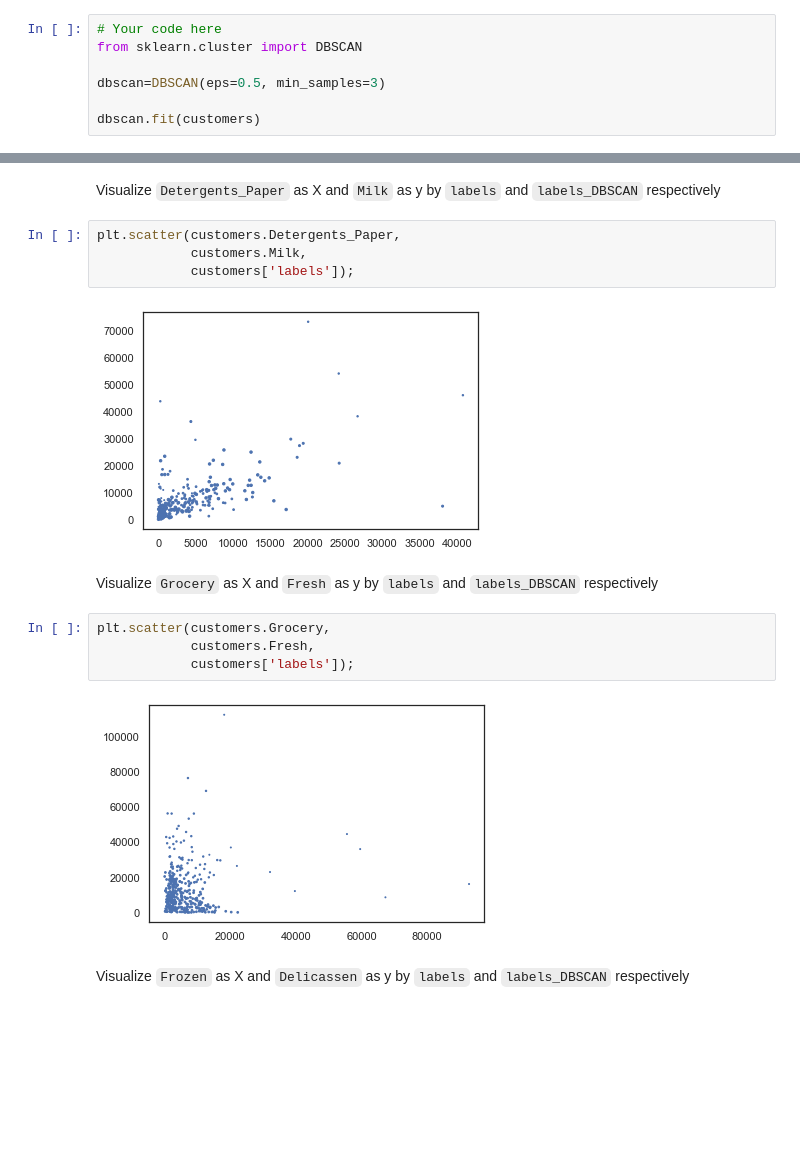
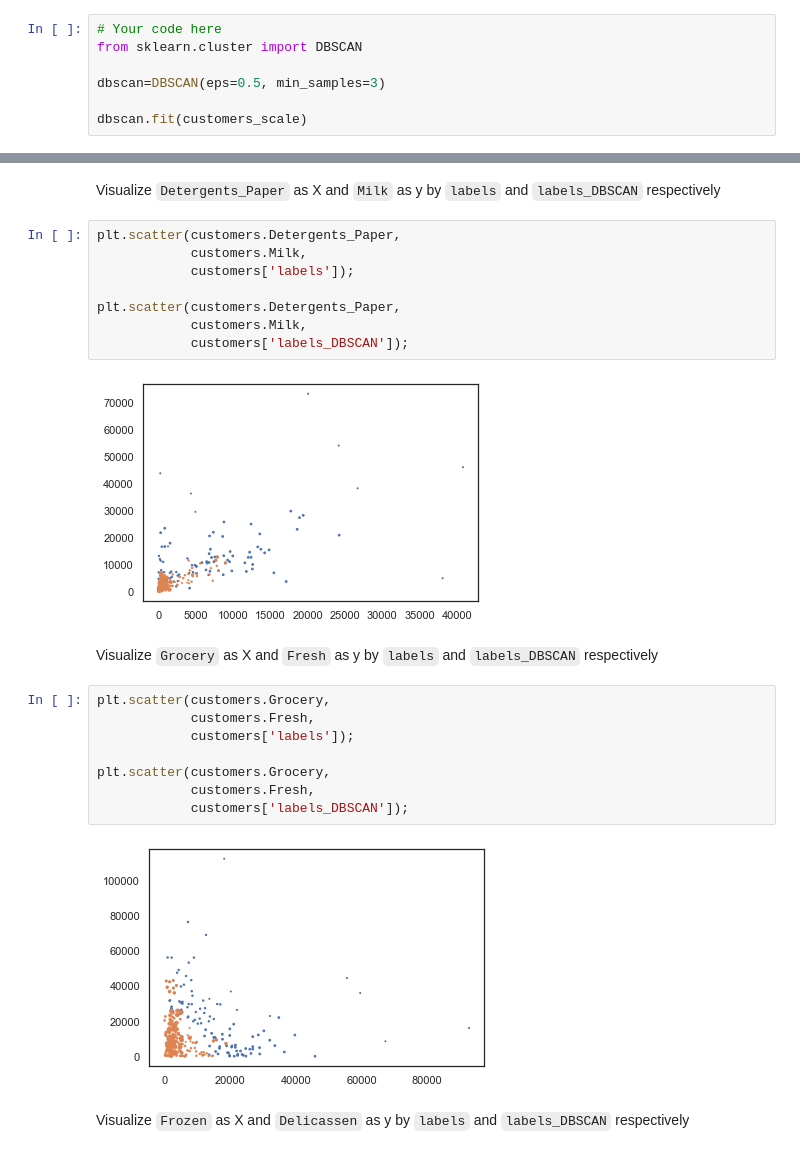
Before and after one commit to Ironhack-Data-Madrid-Marzo-2022/7.4-lab-unsupervised-learning, a Jupyter notebook: your-code/main.ipynb, the cells around one changed output, grey strips where cells are left out. Cells and saved outputs as stored; diff of their text form; blank space fills up the shorter version.

```diff
--- a/your-code/main.ipynb
+++ b/your-code/main.ipynb
@@ -210,7 +210,7 @@ from sklearn.cluster import DBSCAN
 
 dbscan=DBSCAN(eps=0.5, min_samples=3)
 
-dbscan.fit(customers)
+dbscan.fit(customers_scale)
 # %% [output]
 DBSCAN(min_samples=3)
 # %%
@@ -248,16 +250,24 @@ Visualize `Detergents_Paper` as X and `Milk` as y by `labels` and `labels_DBSCAN
 plt.scatter(customers.Detergents_Paper,
             customers.Milk,
             customers['labels']);
+
+plt.scatter(customers.Detergents_Paper,
+            customers.Milk,
+            customers['labels_DBSCAN']);
 # %% [output]
-[figure, old version]
+[figure, new version]
 # %% [markdown]
 Visualize `Grocery` as X and `Fresh` as y by `labels` and `labels_DBSCAN` respectively
 # %%
 plt.scatter(customers.Grocery,
             customers.Fresh,
             customers['labels']);
+
+plt.scatter(customers.Grocery,
+            customers.Fresh,
+            customers['labels_DBSCAN']);
 # %% [output]
-[figure, old version]
+[figure, new version]
 # %% [markdown]
 Visualize `Frozen` as X and `Delicassen` as y by `labels` and `labels_DBSCAN` respectively
 # %%
```
Also changed, not shown: parts of 7 cells of this notebook.
